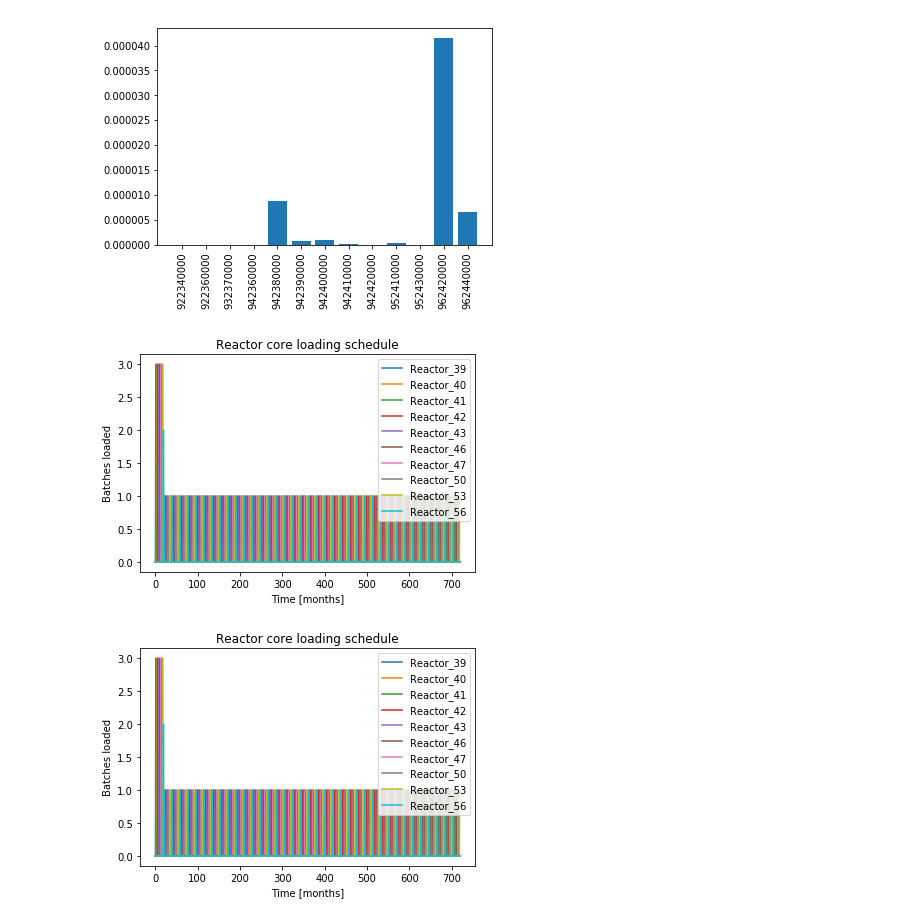
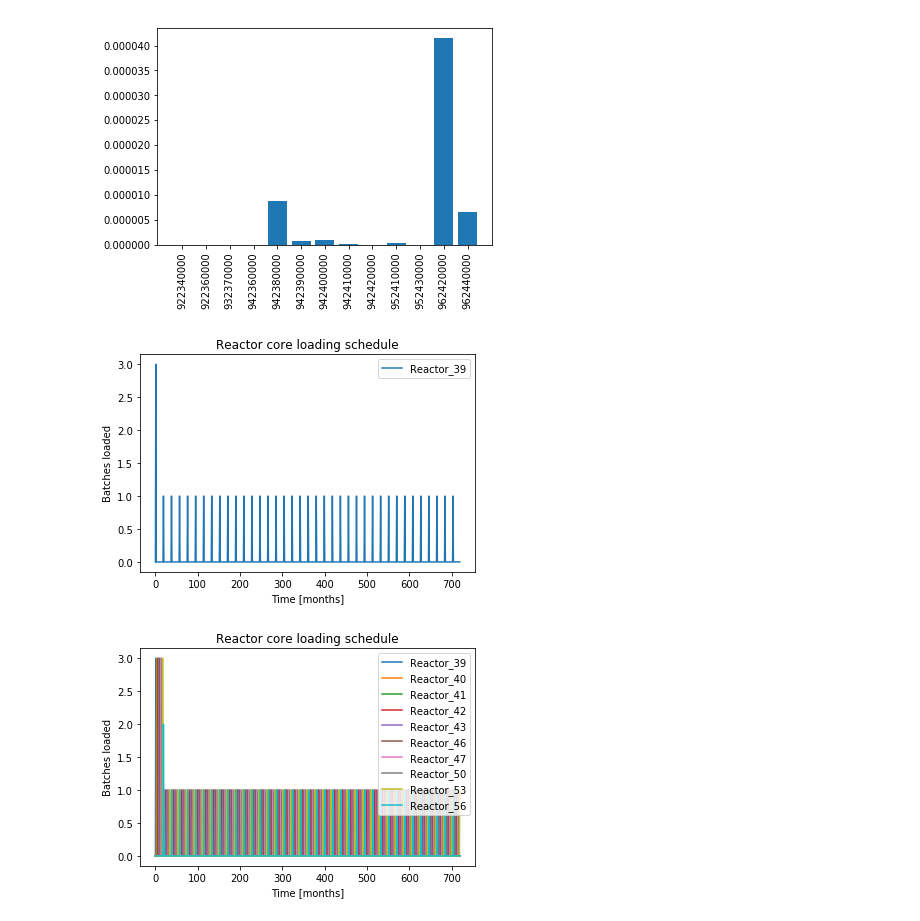
Before and after one commit to pichman2/cyclus-tutorial, a Jupyter notebook: Tutorial_interactive_key.ipynb, the cells around one changed output. Cells and saved outputs as stored; diff of their text form; code cells hidden in the pictures.

```diff
--- a/Tutorial_interactive_key.ipynb
+++ b/Tutorial_interactive_key.ipynb
@@ -749,8 +777,8 @@ plt.show()
 # %% [output]
 [figure]
 # %%
+analysis.plot_reactor_events(cur,reactors = ['39'])
 analysis.plot_reactor_events(cur,reactors = [])
-analysis.plot_reactor_events(cur,reactors = [])
 # %% [output]
-[figure, old version]
+[figure, new version]
 [figure]
```
Also changed, not shown: parts of 11 cells of this notebook, 1 other file.
